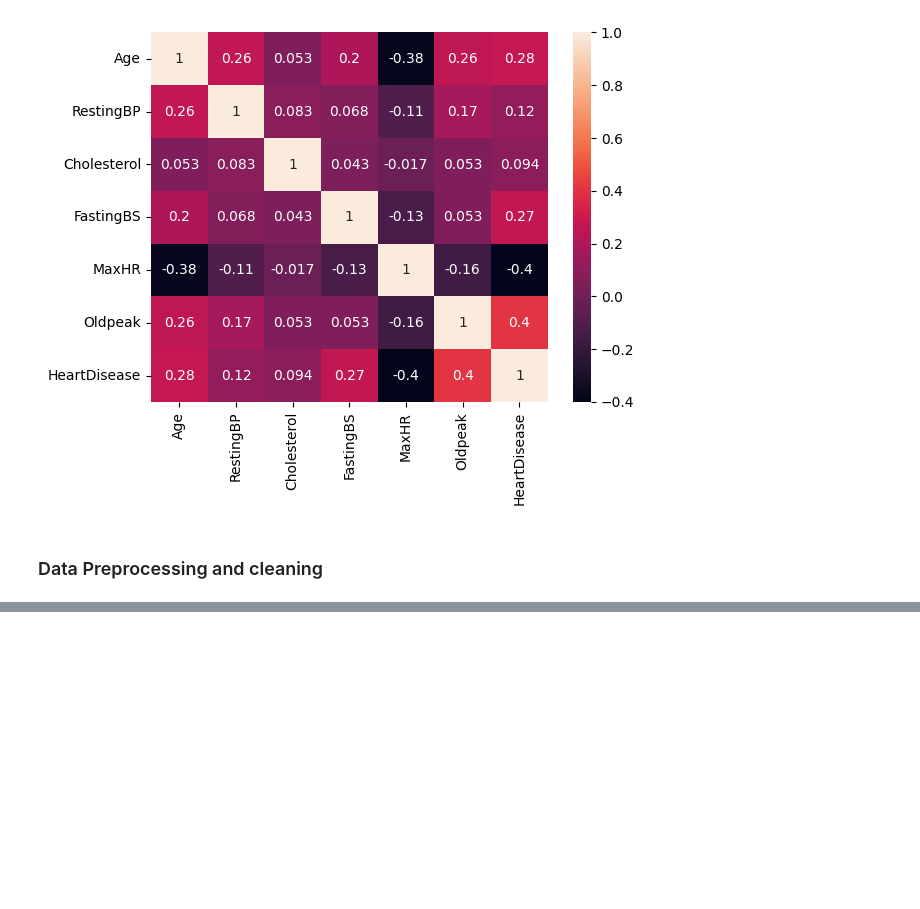
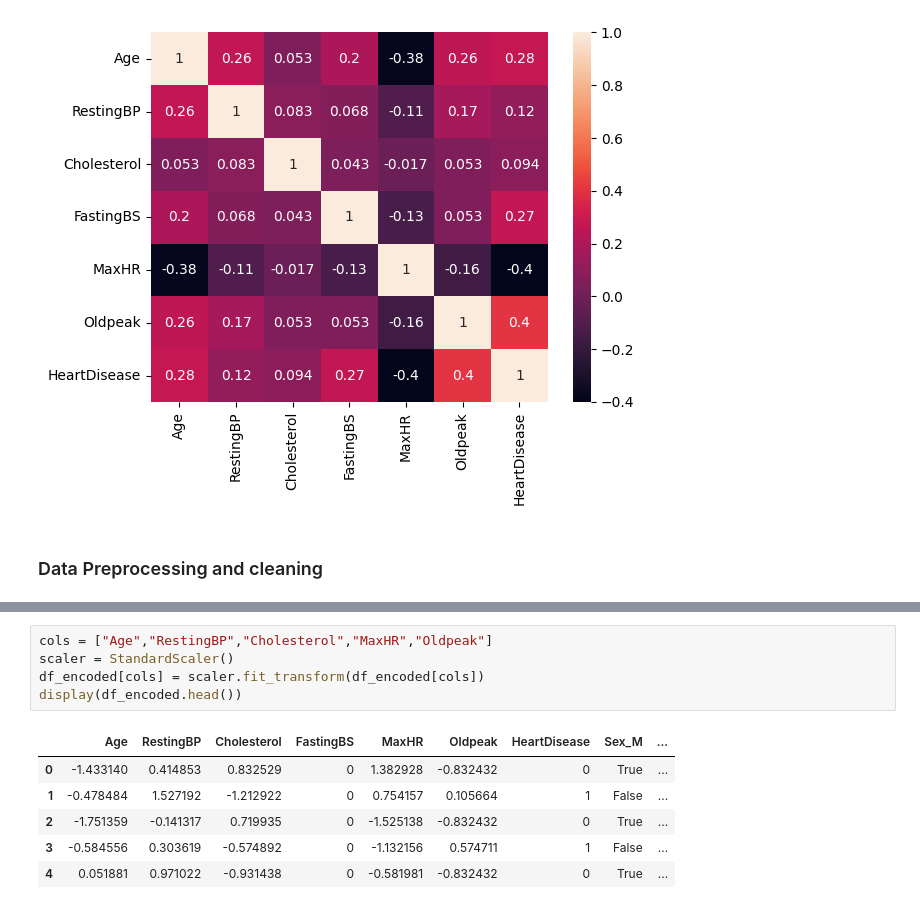
Before and after one commit to JayanthikaKrishnamoorthy/ml-journey, a Jupyter notebook: PROJECT 2/heart.ipynb, the cells around one changed output, grey strips where cells are left out. Drawn from its saved outputs; the diff is of its cells as text; blank space fills up the shorter version.

Commit message:
Refactor execution counts and add StandardScaler import in heart.ipynb

```diff
--- a/PROJECT 2/heart.ipynb
+++ b/PROJECT 2/heart.ipynb
@@ -203,0 +206,12 @@ df_encoded.astype(int)
+# %%
+cols = ["Age","RestingBP","Cholesterol","MaxHR","Oldpeak"]
+scaler = StandardScaler()
+df_encoded[cols] = scaler.fit_transform(df_encoded[cols])
+display(df_encoded.head())
+# %% [output]
+|  | Age | RestingBP | Cholesterol | FastingBS | MaxHR | Oldpeak | HeartDisease | Sex_M | ... |
+| 0 | -1.433140 | 0.414853 | 0.832529 | 0 | 1.382928 | -0.832432 | 0 | True | ... |
+| 1 | -0.478484 | 1.527192 | -1.212922 | 0 | 0.754157 | 0.105664 | 1 | False | ... |
+| 2 | -1.751359 | -0.141317 | 0.719935 | 0 | -1.525138 | -0.832432 | 0 | True | ... |
+| 3 | -0.584556 | 0.303619 | -0.574892 | 0 | -1.132156 | 0.574711 | 1 | False | ... |
+| 4 | 0.051881 | 0.971022 | -0.931438 | 0 | -0.581981 | -0.832432 | 0 | True | ... |
```
Also changed, not shown: parts of 3 cells of this notebook, 1 other file.
